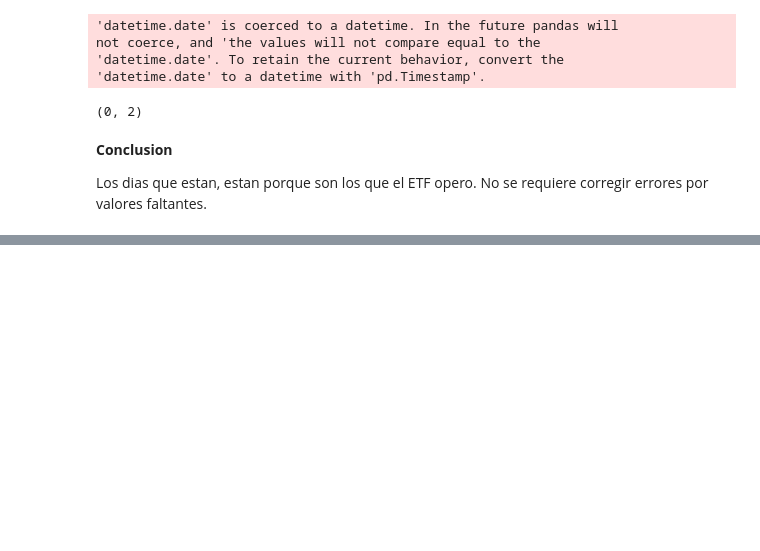
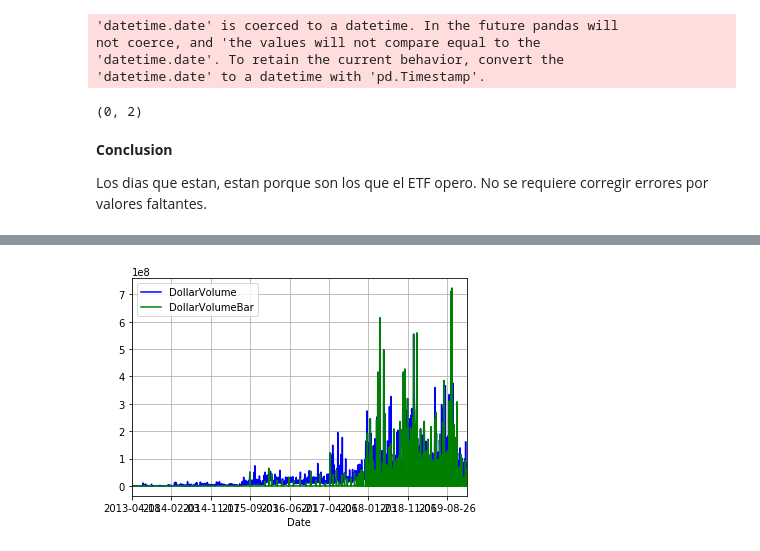
Before and after one commit to agalbachicar/fa_momentum, a Jupyter notebook: src/momentum.ipynb, the cells around one changed output, grey strips where cells are left out. Drawn from its saved outputs; the diff is of its cells as text; code cells hidden in the pictures; blank space fills up the shorter version.

```diff
--- a/src/momentum.ipynb
+++ b/src/momentum.ipynb
@@ -168,0 +432,17 @@ Los dias que estan, estan porque son los que el ETF opero. No se requiere correg
+# %%
+mtum_df['DollarVolume'] = create_dollar_volume_series(mtum_df, 'Close', 'Volume')
+
+# Genero una serie con los valores del bar de volumenes dolarizados. El valor de seleccion
+# de corte es arbitrario, simplemente para ejemplificar la de generacion y visualizacion.
+t = 10 * mtum_df.DollarVolume.mean() # Valor arbitrario
+mtum_df['DollarVolumeBar'] = 0
+
+idx = dollar_bars(mtum_df, 'DollarVolume', t)
+mtum_df.DollarVolumeBar.iloc[idx] = mtum_df.DollarVolume.iloc[idx]
+
+ax = mtum_df.plot(kind='line', y='DollarVolume', x='Date', color='blue')
+mtum_df.plot(kind='line', y='DollarVolumeBar', x='Date', color='green', ax=ax)
+plt.grid()
+plt.show()
+# %% [output]
+[figure, added]
```
Also changed, not shown: parts of 10 cells of this notebook.
